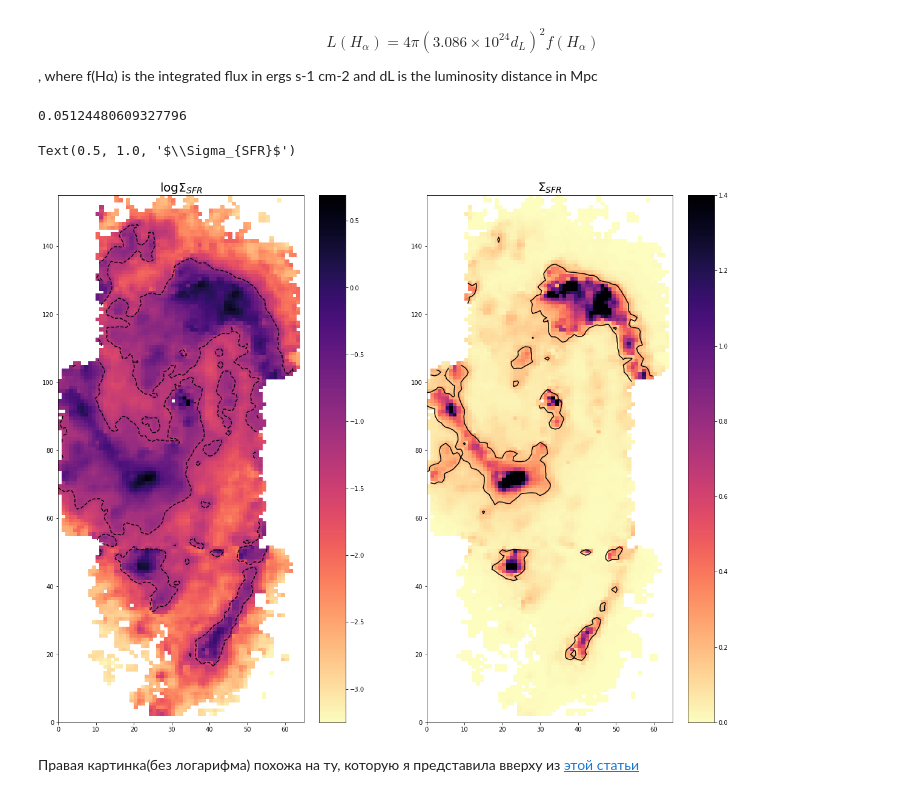
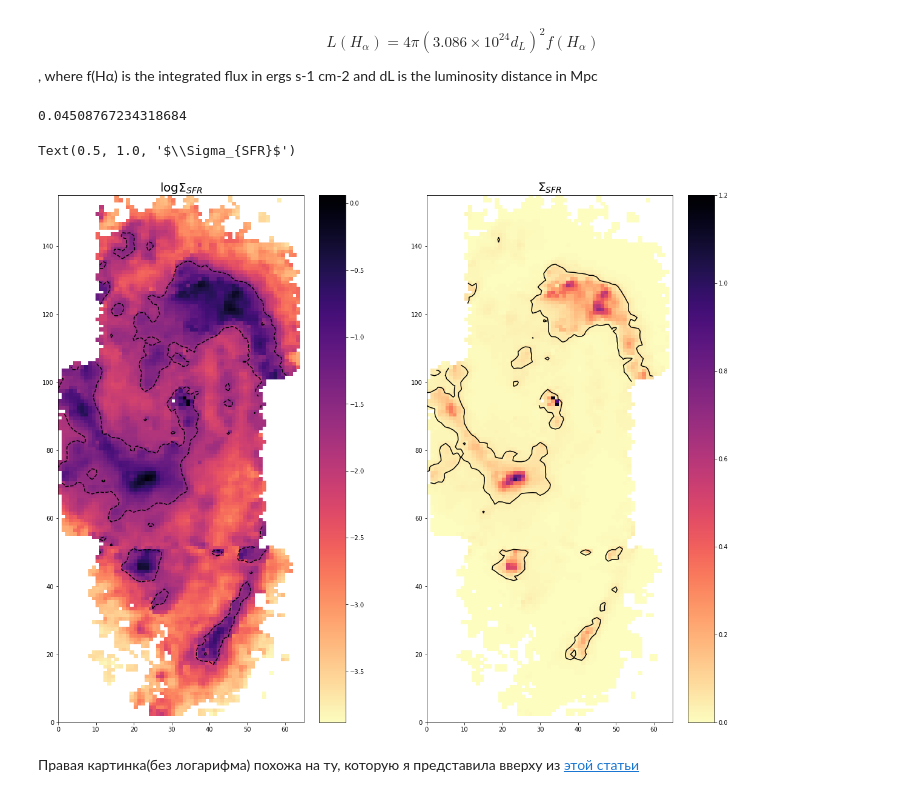
Before and after one commit to ValerieKostiuk/Course-work, a Jupyter notebook: NGC3627/SFR.ipynb, the cells around one changed output. Cells and saved outputs as stored; diff of their text form; code cells hidden in the pictures.

```diff
--- a/NGC3627/SFR.ipynb
+++ b/NGC3627/SFR.ipynb
@@ -23,42 +23,42 @@ $$\Sigma_{SFR}[M_{\odot}yr^{-1}kpc^{-2}] $$
 # %% [markdown]
 $$L(H_{\alpha}) = 4\pi (3.086\times 10^{24} d_L)^2 f(H_{\alpha})$$, where f(Hα) is the integrated flux in ergs s-1 cm-2 and dL is the luminosity distance in Mpc
 # %%
-Distance = 10.57
+Distance = 9.3
 H_alpha = np.load('./data/H_alpha.npy')
 dist_kpc = np.load('./data/dist_kpc.npy')
 # %%
 scale = (Distance*1000*2*np.pi)/(360*60*60.) # kpc/acrsec
 print(scale)
 # %% [output]
-0.05124480609327796
+0.04508767234318684
 # %%
 SFR = np.zeros(dist_kpc.shape)
-SFR = 5.37 * 1000**2 * 4 * np.pi * (3.086 * Distance)**2 * H_alpha
+SFR = 5.37 * 1000**2 * 4 * np.pi * (3.086 * 4.5)**2 * H_alpha
 # %%
 Sigma_SFR = np.zeros(dist_kpc.shape)
 Sigma_SFR = SFR/(scale)**2
 # %%
 X,Y = np.meshgrid(np.arange(0.,66,1), np.arange(0.,156,1))
 plt.figure(figsize=[20, 16])
 plt.subplot(1,2,1)
 
-CS = plt.contour(X, Y, np.log10(Sigma_SFR), levels=[-1.2,],aspect='auto', alpha=1, colors='black')
+CS = plt.contour(X, Y, np.log10(Sigma_SFR), levels=[-1.6,],aspect='auto', alpha=1, colors='black')
 quadmesh = plt.pcolormesh(X, Y, np.log10(Sigma_SFR), cmap='magma_r')
-#quadmesh.set_clim(vmin=0.,vmax = 0.2)
+
 quadmesh.cmap.set_under('white')
 plt.colorbar()
 plt.title(r'$\log{\Sigma_{SFR}}$', fontsize=20)
 
 plt.subplot(1,2,2)
-CS = plt.contour(X, Y, Sigma_SFR, levels=[0.19,],aspect='auto', alpha=1, colors='black')
+CS = plt.contour(X, Y, Sigma_SFR, levels=[0.045,],aspect='auto', alpha=1, colors='black')
 quadmesh = plt.pcolormesh(X, Y, Sigma_SFR, cmap='magma_r')
-quadmesh.set_clim(vmin=0.,vmax = 1.4)
+quadmesh.set_clim(vmin=0.,vmax = 1.2)
 quadmesh.cmap.set_under('white')
 plt.colorbar()
 plt.title(r'$\Sigma_{SFR}$', fontsize=20)
 # %% [output]
 Text(0.5, 1.0, '$\\Sigma_{SFR}$')
-[figure, old version]
+[figure, new version]
 # %% [markdown]
 Правая картинка(без логарифма) похожа на ту, которую я представила вверху из [этой статьи](https://arxiv.org/pdf/1904.12430.pdf)
 # %% [markdown]
```
Also changed, not shown: parts of 4 cells of this notebook, 4 other files.
